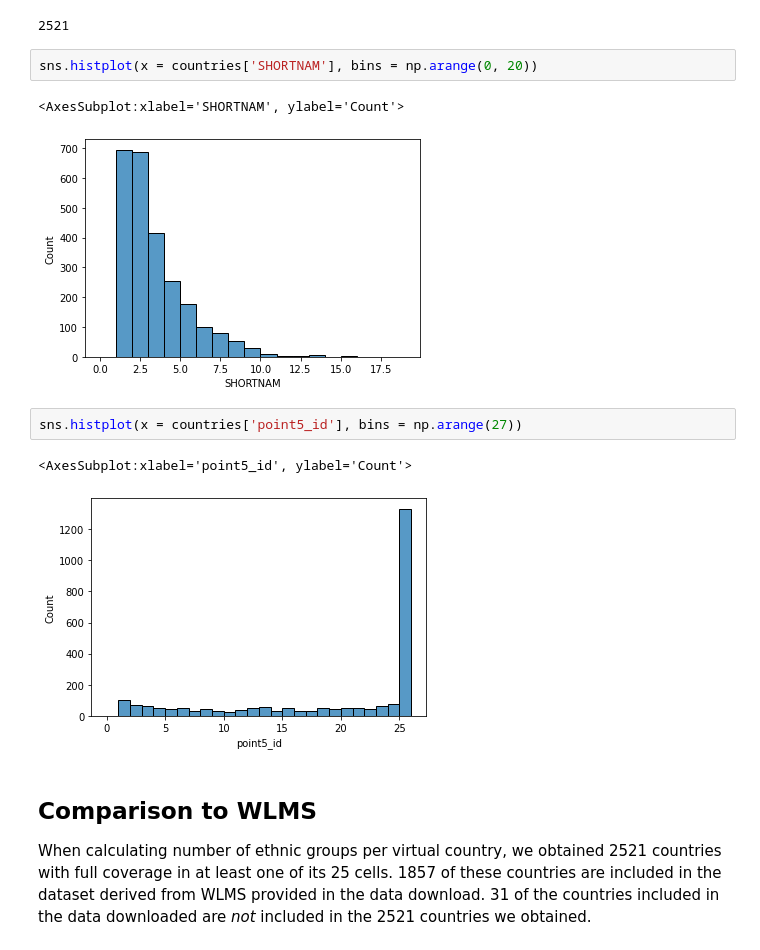
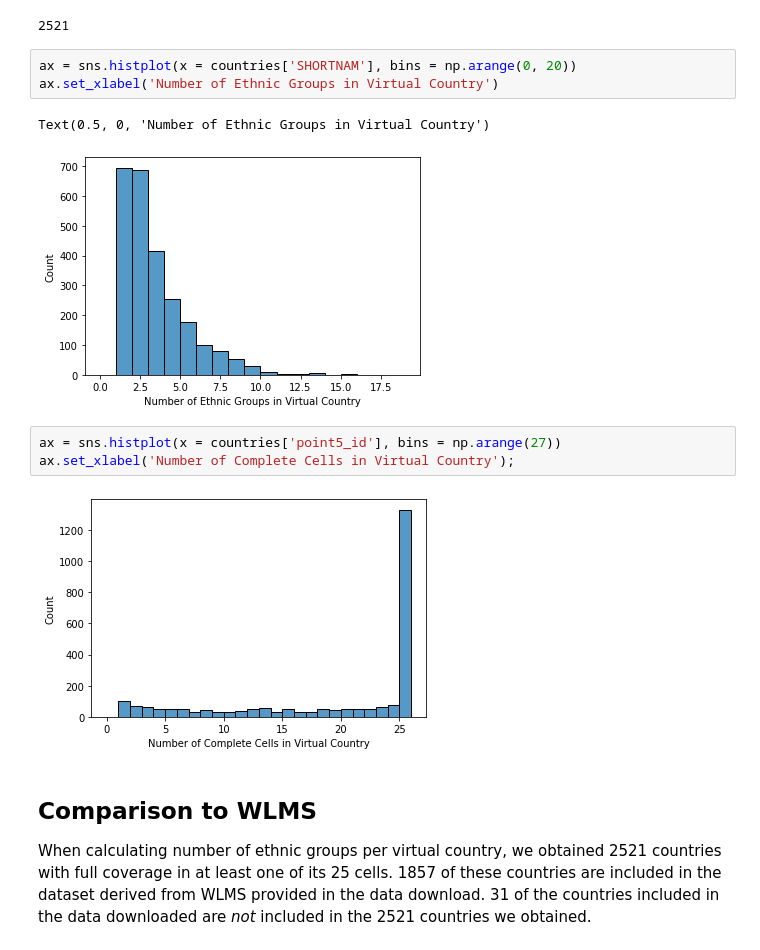
Before and after one commit to andleb/230Afinal, a Jupyter notebook: greg_nmbrlang.ipynb, the cells around one changed output. Saved outputs shown, nothing was run; the diff lists cells and outputs as text.

```diff
--- a/greg_nmbrlang.ipynb
+++ b/greg_nmbrlang.ipynb
@@ -247,15 +125,16 @@ len(countries)
 # %% [output]
 2521
 # %%
-sns.histplot(x = countries['SHORTNAM'], bins = np.arange(0, 20))
+ax = sns.histplot(x = countries['SHORTNAM'], bins = np.arange(0, 20))
+ax.set_xlabel('Number of Ethnic Groups in Virtual Country')
 # %% [output]
-<AxesSubplot:xlabel='SHORTNAM', ylabel='Count'>
+Text(0.5, 0, 'Number of Ethnic Groups in Virtual Country')
-[figure, old version]
+[figure, new version]
 # %%
-sns.histplot(x = countries['point5_id'], bins = np.arange(27))
+ax = sns.histplot(x = countries['point5_id'], bins = np.arange(27))
+ax.set_xlabel('Number of Complete Cells in Virtual Country');
 # %% [output]
-<AxesSubplot:xlabel='point5_id', ylabel='Count'>
-[figure, old version]
+[figure, new version]
 # %% [markdown]
 ## Comparison to WLMS
 
```
Also changed, not shown: parts of 21 cells of this notebook, 1 other file.
